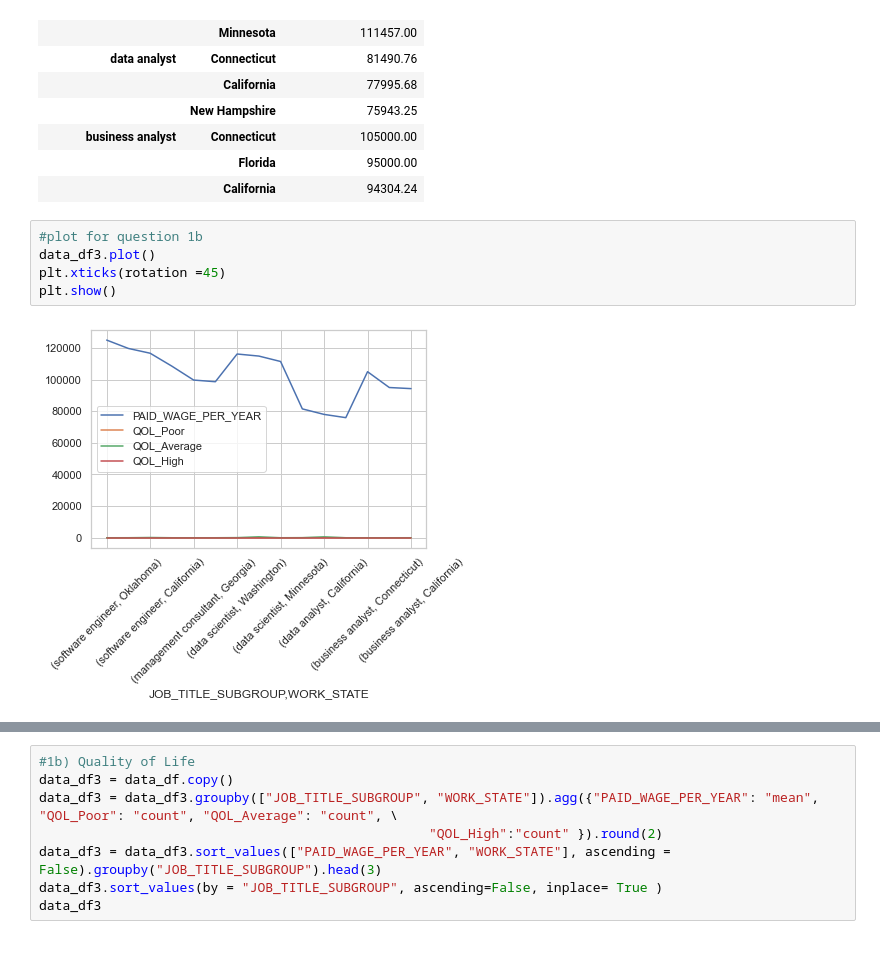
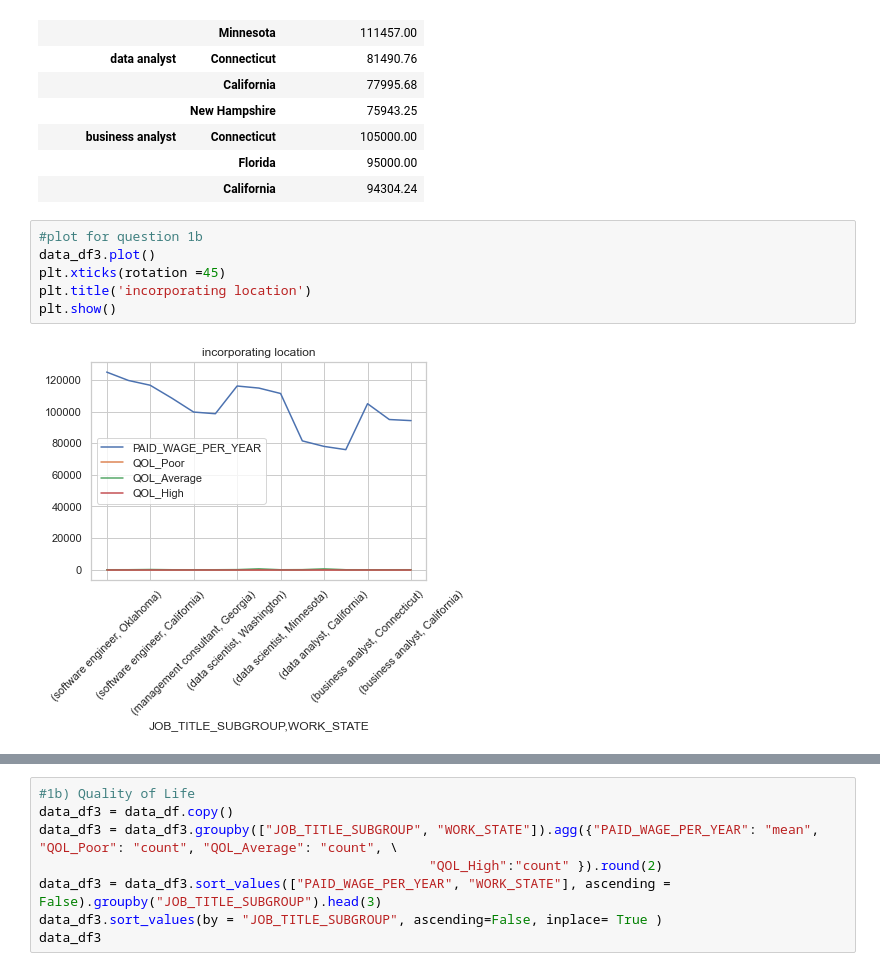
Before and after one commit to Skahlon7/DS311-Group-Project, a Jupyter notebook: Job_Analysis_Nytina_visuals.ipynb, the cells around one changed output, grey strips where cells are left out. Saved outputs shown, nothing was run; the diff lists cells and outputs as text.

Commit message:
1b titles/changes

```diff
--- a/Job_Analysis_Nytina_visuals.ipynb
+++ b/Job_Analysis_Nytina_visuals.ipynb
@@ -499,10 +499,11 @@ data_df3
 # %%
 #plot for question 1b
 data_df3.plot()
 plt.xticks(rotation =45)
+plt.title('incorporating location')
 plt.show()
 # %% [output]
-[figure, old version]
+[figure, new version]
 # %%
 #barplot for question 1b
 data_df3.plot.bar()
```
Also changed, not shown: parts of 1 cell of this notebook.
